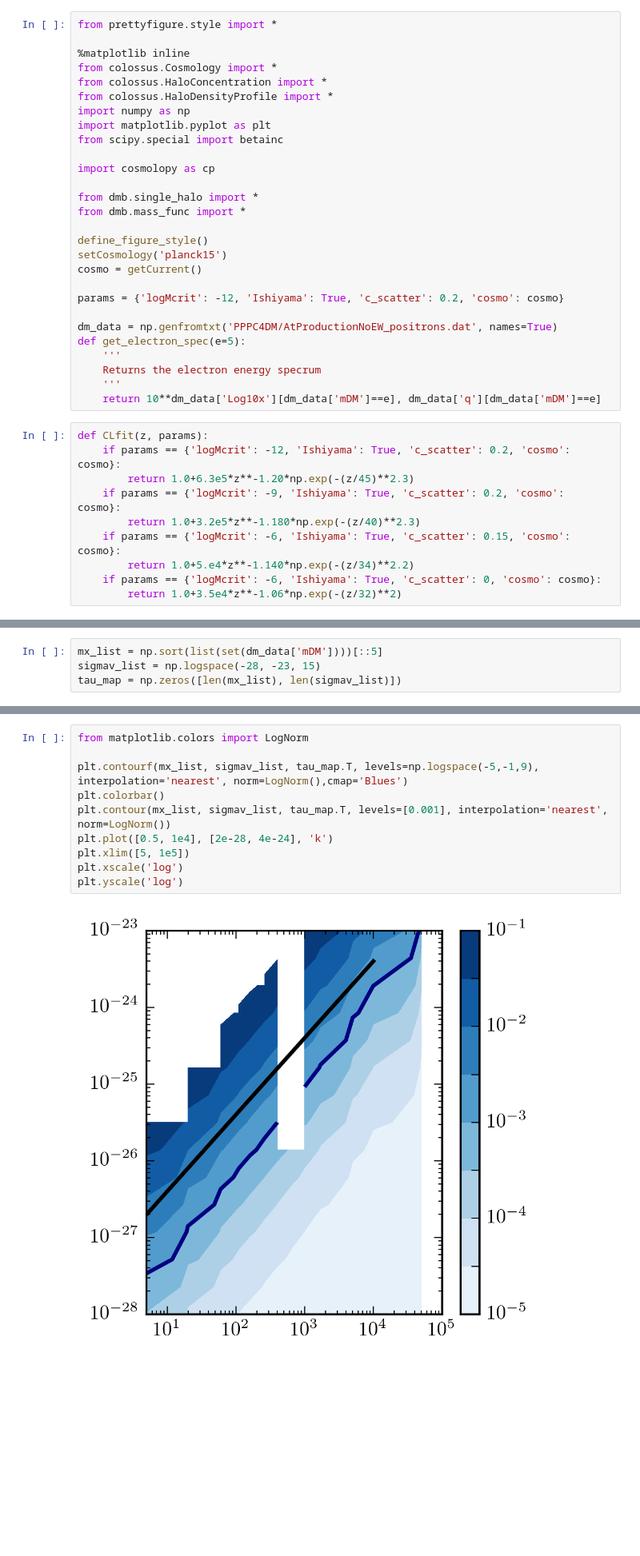
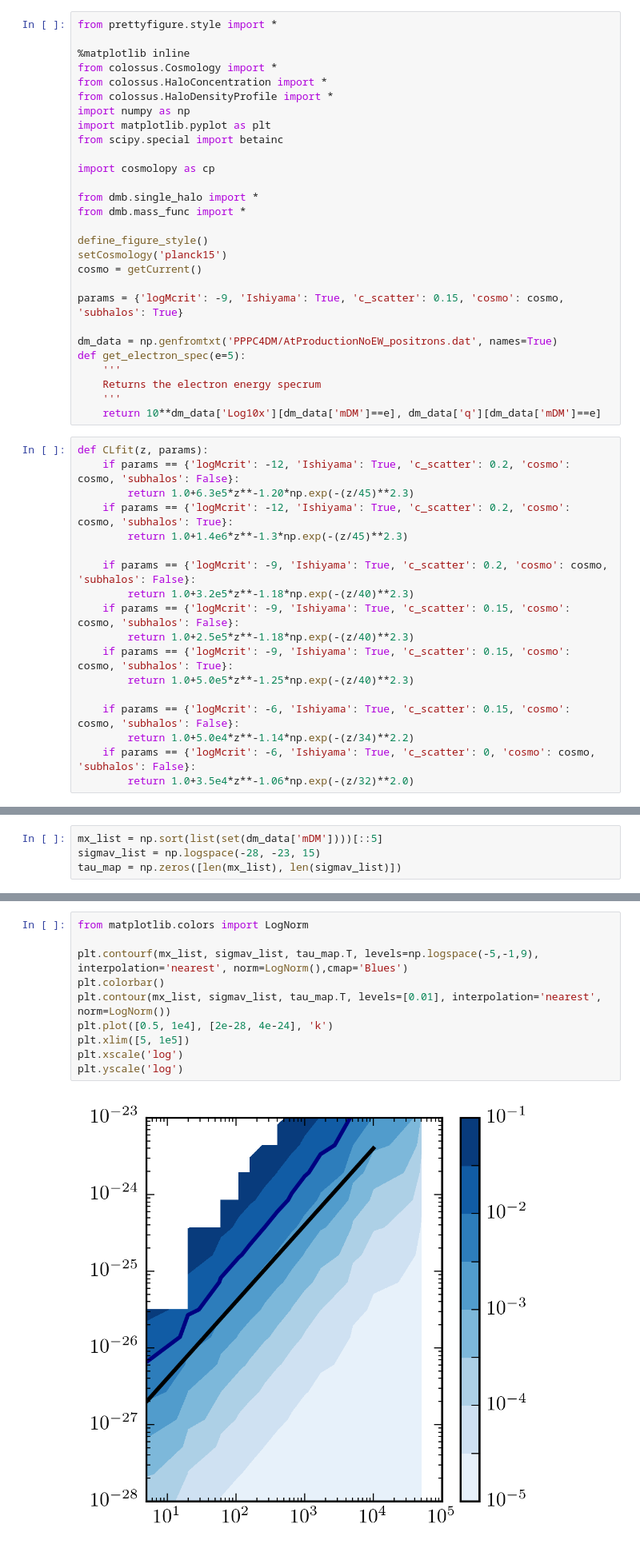
Before and after one commit to lue/dmb, a Jupyter notebook: photon_model.ipynb, the cells around one changed output, grey strips where cells are left out. Shown at 80% size. Saved outputs shown, nothing was run; the diff lists cells and outputs as text; blank space fills up the shorter version.

```diff
--- a/photon_model.ipynb
+++ b/photon_model.ipynb
@@ -18,7 +18,7 @@ define_figure_style()
 setCosmology('planck15')
 cosmo = getCurrent()
 
-params = {'logMcrit': -12, 'Ishiyama': True, 'c_scatter': 0.2, 'cosmo': cosmo}
+params = {'logMcrit': -9, 'Ishiyama': True, 'c_scatter': 0.15, 'cosmo': cosmo, 'subhalos': True}
 
 dm_data = np.genfromtxt('PPPC4DM/AtProductionNoEW_positrons.dat', names=True)
 def get_electron_spec(e=5):
@@ -28,14 +28,22 @@ def get_electron_spec(e=5):
     return 10**dm_data['Log10x'][dm_data['mDM']==e], dm_data['q'][dm_data['mDM']==e]
 # %%
 def CLfit(z, params):
-    if params == {'logMcrit': -12, 'Ishiyama': True, 'c_scatter': 0.2, 'cosmo': cosmo}:
+    if params == {'logMcrit': -12, 'Ishiyama': True, 'c_scatter': 0.2, 'cosmo': cosmo, 'subhalos': False}:
         return 1.0+6.3e5*z**-1.20*np.exp(-(z/45)**2.3)
-    if params == {'logMcrit': -9, 'Ishiyama': True, 'c_scatter': 0.2, 'cosmo': cosmo}:
-        return 1.0+3.2e5*z**-1.180*np.exp(-(z/40)**2.3)
-    if params == {'logMcrit': -6, 'Ishiyama': True, 'c_scatter': 0.15, 'cosmo': cosmo}:
-        return 1.0+5.e4*z**-1.140*np.exp(-(z/34)**2.2)
-    if params == {'logMcrit': -6, 'Ishiyama': True, 'c_scatter': 0, 'cosmo': cosmo}:
-        return 1.0+3.5e4*z**-1.06*np.exp(-(z/32)**2)
+    if params == {'logMcrit': -12, 'Ishiyama': True, 'c_scatter': 0.2, 'cosmo': cosmo, 'subhalos': True}:
+        return 1.0+1.4e6*z**-1.3*np.exp(-(z/45)**2.3)
+
+    if params == {'logMcrit': -9, 'Ishiyama': True, 'c_scatter': 0.2, 'cosmo': cosmo, 'subhalos': False}:
+        return 1.0+3.2e5*z**-1.18*np.exp(-(z/40)**2.3)
+    if params == {'logMcrit': -9, 'Ishiyama': True, 'c_scatter': 0.15, 'cosmo': cosmo, 'subhalos': False}:
+        return 1.0+2.5e5*z**-1.18*np.exp(-(z/40)**2.3)
+    if params == {'logMcrit': -9, 'Ishiyama': True, 'c_scatter': 0.15, 'cosmo': cosmo, 'subhalos': True}:
+        return 1.0+5.0e5*z**-1.25*np.exp(-(z/40)**2.3)
+
+    if params == {'logMcrit': -6, 'Ishiyama': True, 'c_scatter': 0.15, 'cosmo': cosmo, 'subhalos': False}:
+        return 1.0+5.0e4*z**-1.14*np.exp(-(z/34)**2.2)
+    if params == {'logMcrit': -6, 'Ishiyama': True, 'c_scatter': 0, 'cosmo': cosmo, 'subhalos': False}:
+        return 1.0+3.5e4*z**-1.06*np.exp(-(z/32)**2.0)
 # %%
 z_list = np.logspace(0, np.log10(3000), 100)[::-1]
 age_list = cp.distance.age(z_list, **cp.fidcosmo)
@@ -407,15 +414,15 @@ KeyboardInterrupt:
 # %%
 from matplotlib.colors import LogNorm
 
 plt.contourf(mx_list, sigmav_list, tau_map.T, levels=np.logspace(-5,-1,9), interpolation='nearest', norm=LogNorm(),cmap='Blues')
 plt.colorbar()
-plt.contour(mx_list, sigmav_list, tau_map.T, levels=[0.001], interpolation='nearest', norm=LogNorm())
+plt.contour(mx_list, sigmav_list, tau_map.T, levels=[0.01], interpolation='nearest', norm=LogNorm())
 plt.plot([0.5, 1e4], [2e-28, 4e-24], 'k')
 plt.xlim([5, 1e5])
 plt.xscale('log')
 plt.yscale('log')
 # %% [output]
-[figure, old version]
+[figure, new version]
 # %% [markdown]
 ![Plank dm](http://2.bp.blogspot.com/-Y9UO7uQOE68/VHzDeWlgV2I/AAAAAAAABgk/FtQ8qd8HeNo/s1600/Planck_DMlimits.png)
 # %%
```
Also changed, not shown: parts of 3 cells of this notebook, 2 other files.
